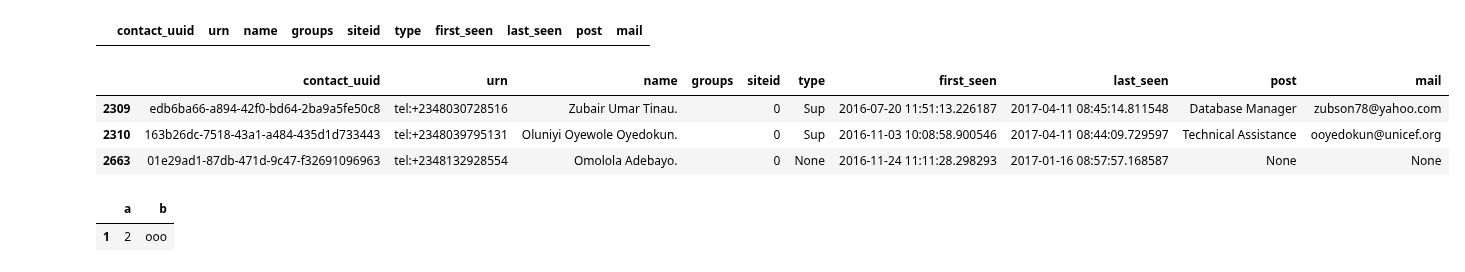
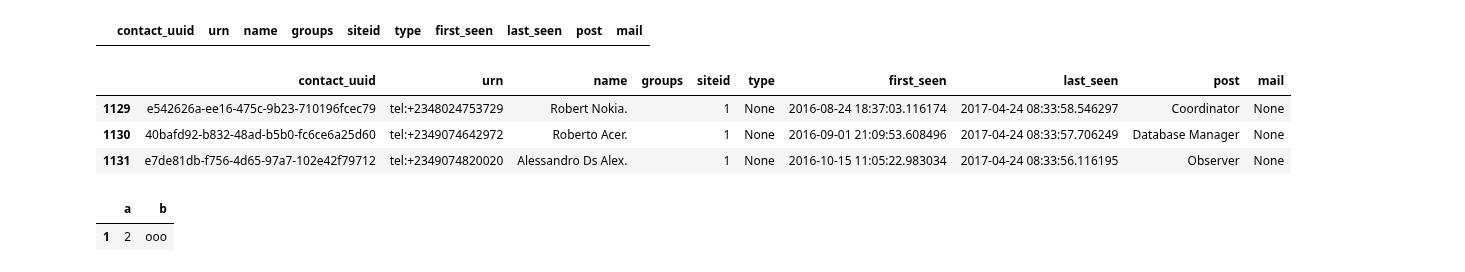
Before and after one commit to RobertJohnston/IMAM, a Jupyter notebook: IMAM Supervision database.ipynb, the cells around one changed output. Drawn from its saved outputs; the diff is of its cells as text; code cells hidden in the pictures.

```diff
--- a/IMAM Supervision database.ipynb
+++ b/IMAM Supervision database.ipynb
@@ -50,12 +50,12 @@ df.query('siteid!=siteid')
 # %% [output]
 |  | contact_uuid | urn | name | groups | siteid | type | first_seen | last_seen | post | mail |
 # %%
-df.query('siteid==0')
+df.query('siteid==1')
 # %% [output]
 |  | contact_uuid | urn | name | groups | siteid | type | first_seen | last_seen | post | mail |
-| 2309 | edb6ba66-a894-42f0-bd64-2ba9a5fe50c8 | tel:+2348030728516 | Zubair Umar Tinau. |  | 0 | Sup | 2016-07-20 11:51:13.226187 | 2017-04-11 08:45:14.811548 | Database Manager | zubson78@yahoo.com |
-| 2310 | 163b26dc-7518-43a1-a484-435d1d733443 | tel:+2348039795131 | Oluniyi Oyewole Oyedokun. |  | 0 | Sup | 2016-11-03 10:08:58.900546 | 2017-04-11 08:44:09.729597 | Technical Assistance | ooyedokun@unicef.org |
-| 2663 | 01e29ad1-87db-471d-9c47-f32691096963 | tel:+2348132928554 | Omolola Adebayo. |  | 0 | None | 2016-11-24 11:11:28.298293 | 2017-01-16 08:57:57.168587 | None | None |
+| 1129 | e542626a-ee16-475c-9b23-710196fcec79 | tel:+2348024753729 | Robert Nokia. |  | 1 | None | 2016-08-24 18:37:03.116174 | 2017-04-24 08:33:58.546297 | Coordinator | None |
+| 1130 | 40bafd92-b832-48ad-b5b0-fc6ce6a25d60 | tel:+2349074642972 | Roberto Acer. |  | 1 | None | 2016-09-01 21:09:53.608496 | 2017-04-24 08:33:57.706249 | Database Manager | None |
+| 1131 | e7de81db-f756-4d65-97a7-102e42f79712 | tel:+2349074820020 | Alessandro Ds Alex. |  | 1 | None | 2016-10-15 11:05:22.983034 | 2017-04-24 08:33:56.116195 | Observer | None |
 # %%
 # do any SiteIDs include the letter o instead of number zero?
 foo = pd.DataFrame({'a' : [1,2,3,4], 'b' : ['hi', 'ooo', 'fat', 'cat']})
```
Also changed, not shown: parts of 43 cells of this notebook, 2 other files.
